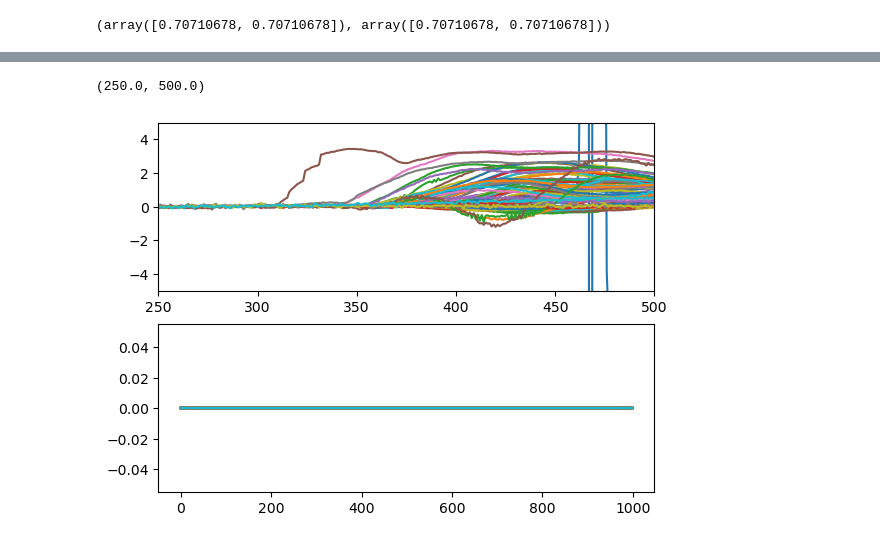
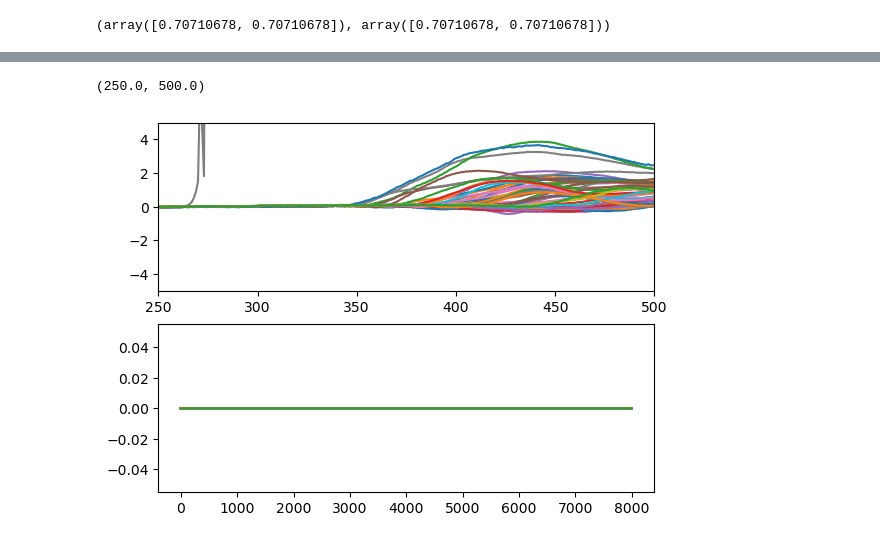
Before and after one commit to ThijsIllimited/pyidi, a Jupyter notebook: scripts/ddic_web.ipynb, the cells around one changed output, grey strips where cells are left out. Saved outputs shown, nothing was run; the diff lists cells and outputs as text; code cells hidden in the pictures.

```diff
--- a/scripts/ddic_web.ipynb
+++ b/scripts/ddic_web.ipynb
@@ -201,9 +230,9 @@ points = EMA_structure.maxima1d
 # %%
-video.set_method('lk')
-video.method.configure(roi_size = roi_size_2d, reference_image = reference_image, resume_analysis=False) #, mraw_range=(1, 1000)
-# video.set_points(maxima1d)
-# displacements2D_1Dpoints = video.get_displacements(processes=12)
-video.set_points(maxima2d)
-video.show_points()
-# displacements2D_2Dpoints = video.get_displacements(processes=24)
+# video.set_method('lk')
+# video.method.configure(roi_size = roi_size_2d, reference_image = reference_image, resume_analysis=False) #, mraw_range=(1, 1000)
+# # video.set_points(maxima1d)
+# # displacements2D_1Dpoints = video.get_displacements(processes=12)
+# video.set_points(maxima2d)
+# video.show_points()
+# # displacements2D_2Dpoints = video.get_displacements(processes=24)
 # %%
@@ -214,15 +243,13 @@ ani = play_video(video, range(200, video.N-1), interval=10, points=td2d_2d[:, 1:
 # %%
+processors = 24
+
 video.set_method('lk_1D')
-dxy = (0,1) #
-video.method.configure(roi_size = (3,3), d = dxy, reference_image = reference_image,  resume_analysis=False, mraw_range=(1, 1000)) #, mraw_range=(1, 1000)
-# video.set_points(maxima1d)
-video.set_points(points[::100])
-video.show_points()
-# displacements1D_1Dpoints = video.get_displacements(processes=1)
-displacements1D_1Dpoints = video.get_displacements(processes=1)
-# video.set_points(maxima2d)
-# displacements1D_2Dpoints = video.get_displacements(processes=12)
-# video.method.d_correct_dict
+dyx = (1, 0)
+smoothing_size = (1,1)
+roi_size = (11,11)
+video.method.configure(roi_size = roi_size, dyx = dyx, reference_image = reference_image,  resume_analysis=False, smoothing_size = smoothing_size) #, mraw_range=(1, 1000)
+video.set_points(maxima1d)
+displacements = video.get_displacements(processes=processors)
 # %% [output]
 --- Starting new analysis ---
 
@@ -239,14 +267,14 @@ ani = play_video(video, range(1, 1000-1), interval=10, points=td1d_1d, axis=([0,
 # %%
 %matplotlib inline
 fig, ax = plt.subplots(2)
-for d_i in displacements1D_1Dpoints:
+for d_i in displacements[::100]:
     ax[0].plot(d_i[:,0])
     ax[1].plot(d_i[:,1])
 ax[0].set_ylim(-5, 5)
 ax[0].set_xlim(250, 500)
 # %% [output]
 (250.0, 500.0)
-[figure, old version]
+[figure, new version]
 # %%
 # %matplotlib inline
 # point_1d = 8#4
```
Also changed, not shown: parts of 10 cells of this notebook, 2 other files.
